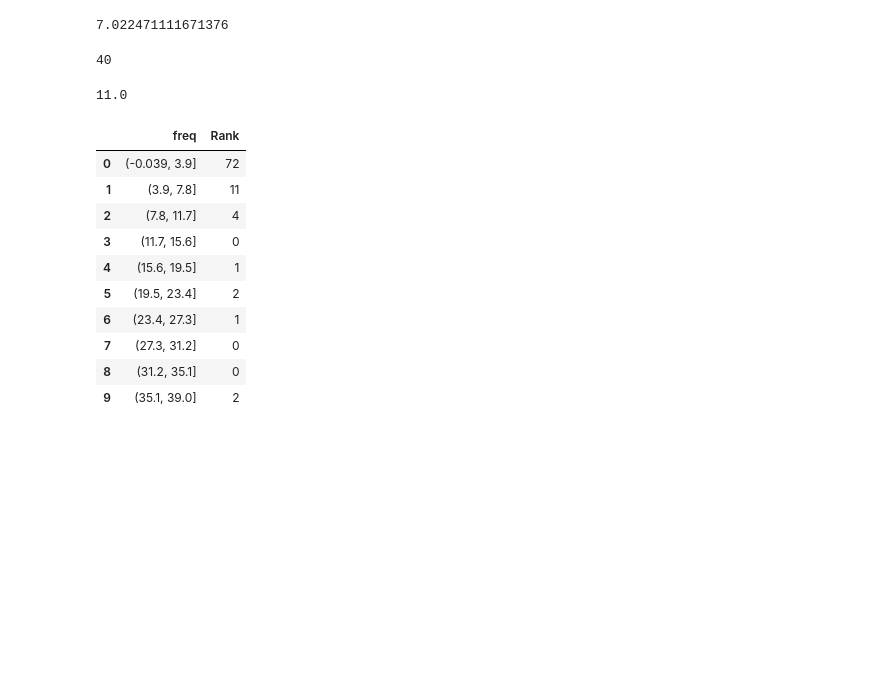
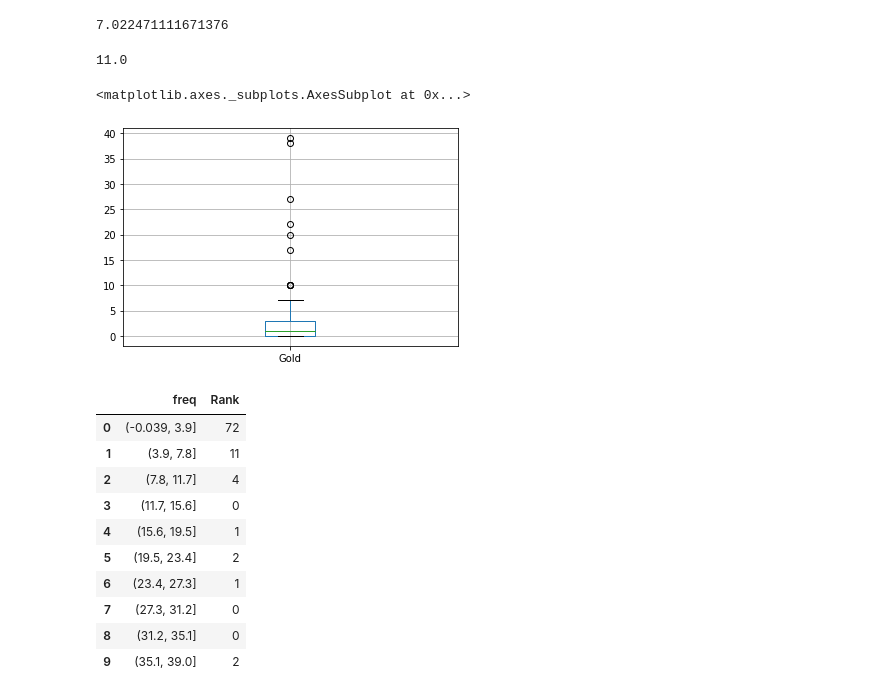
Before and after one commit to prisqia/EDA-Olympics-2021, a Jupyter notebook: EDA_Olympics_2021.ipynb, the cells around one changed output. Drawn from its saved outputs; the diff is of its cells as text; code cells hidden in the pictures; blank space fills up the shorter version.

```diff
--- a/EDA_Olympics_2021.ipynb
+++ b/EDA_Olympics_2021.ipynb
@@ -122,21 +107,16 @@ variance(df_medals["Gold"])
 stdev(df_medals["Gold"])
 # %% [output]
 7.022471111671376
-# %%
-def weighted_median(df, median_col, weight_col) :
-  df_sorted = df.sort_values(median_col)
-  cumsum = df_sorted[weight_col].cumsum()
-  cutoff = df_sorted[weight_col].sum() / 2
-  return df_sorted[cumsum >= cutoff][median_col].iloc[0]
-
-weighted_median(df_medals,"Total", "Gold")
-# %% [output]
-40
 # %%
 q3 = np.percentile(df_medals["Total"], 75)
 q3
 # %% [output]
 11.0
+# %%
+df_medals.boxplot(column="Gold", by=None, ax=None)
+# %% [output]
+<matplotlib.axes._subplots.AxesSubplot at 0x...>
+[figure, added]
 # %%
 frequency_table = df_medals.copy()
 frequency_table["freq"] = pd.cut(df_medals["Gold"], 10)
```
Also changed, not shown: parts of 22 cells of this notebook.
